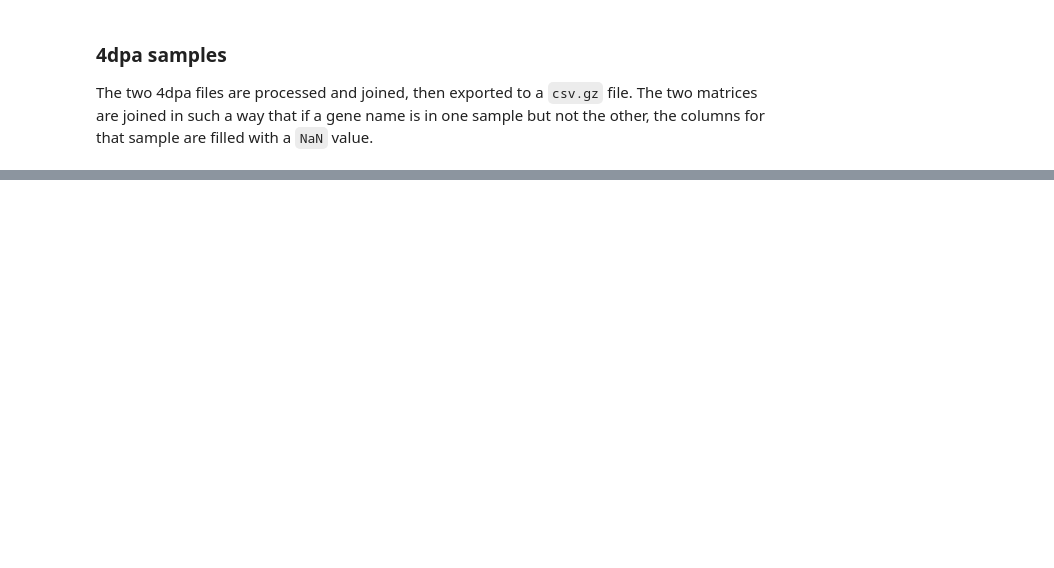
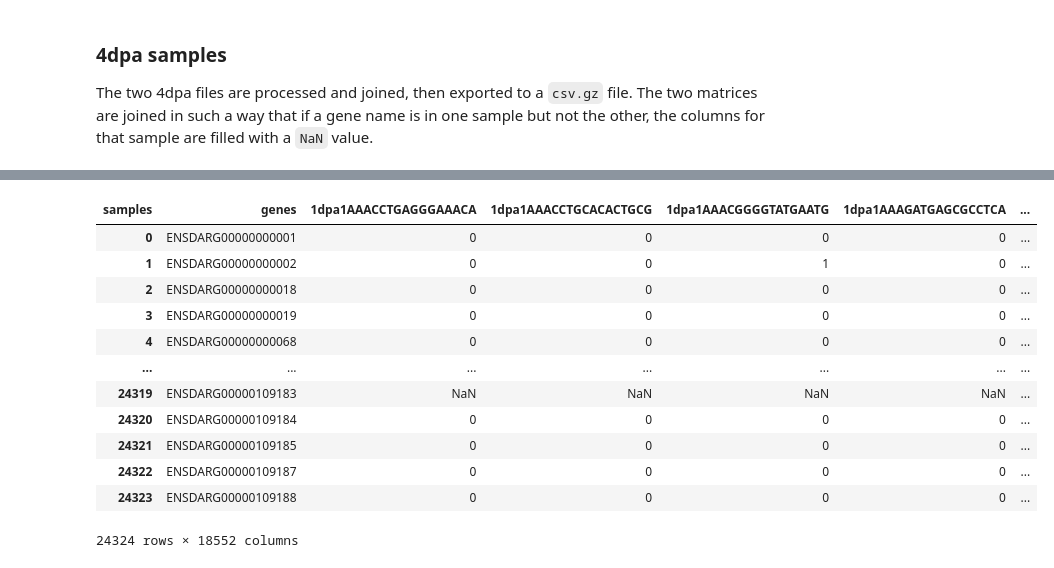
Before and after one commit to cgnobrega/Nobrega_Honors_Thesis, a Jupyter notebook: code/matrix_cleaning.ipynb, the cells around one changed output, grey strips where cells are left out. Drawn from its saved outputs; the diff is of its cells as text; code cells hidden in the pictures; blank space fills up the shorter version.

```diff
--- a/code/matrix_cleaning.ipynb
+++ b/code/matrix_cleaning.ipynb
@@ -142,0 +251,23 @@ fourdpa.to_csv("..\data\Hou_expression_matrices\_4dpa_merged.csv.gz",
+# %%
+# transpose the final joined dataframe and set the header line and the index appropriately so that the input will work with rna sieve
+joined = joined.transpose()
+new_header = joined.iloc[0] #grab the first row for the header
+joined = joined[1:] #take the data less the header row
+joined.columns = new_header
+joined.reset_index(inplace=True)
+joined = joined.rename(columns = {'index':'genes'})
+joined
+# %% [output]
+| samples | genes | 1dpa1AAACCTGAGGGAAACA | 1dpa1AAACCTGCACACTGCG | 1dpa1AAACGGGGTATGAATG | 1dpa1AAAGATGAGCGCCTCA | ... |
+| 0 | ENSDARG00000000001 | 0 | 0 | 0 | 0 | ... |
+| 1 | ENSDARG00000000002 | 0 | 0 | 1 | 0 | ... |
+| 2 | ENSDARG00000000018 | 0 | 0 | 0 | 0 | ... |
+| 3 | ENSDARG00000000019 | 0 | 0 | 0 | 0 | ... |
+| 4 | ENSDARG00000000068 | 0 | 0 | 0 | 0 | ... |
+| ... | ... | ... | ... | ... | ... | ... |
+| 24319 | ENSDARG00000109183 | NaN | NaN | NaN | NaN | ... |
+| 24320 | ENSDARG00000109184 | 0 | 0 | 0 | 0 | ... |
+| 24321 | ENSDARG00000109185 | 0 | 0 | 0 | 0 | ... |
+| 24322 | ENSDARG00000109187 | 0 | 0 | 0 | 0 | ... |
+| 24323 | ENSDARG00000109188 | 0 | 0 | 0 | 0 | ... |
+24324 rows × 18552 columns
```
Also changed, not shown: parts of 22 cells of this notebook.
